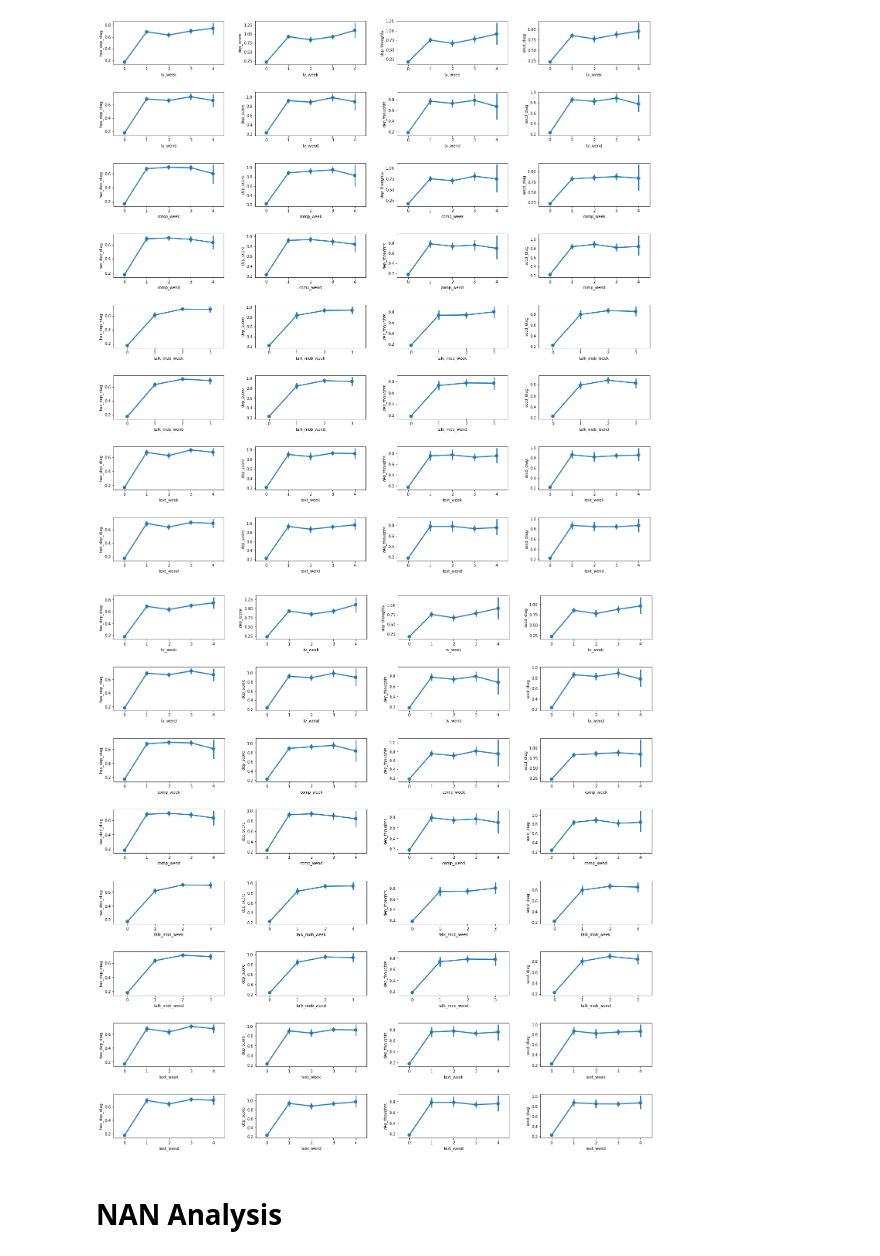
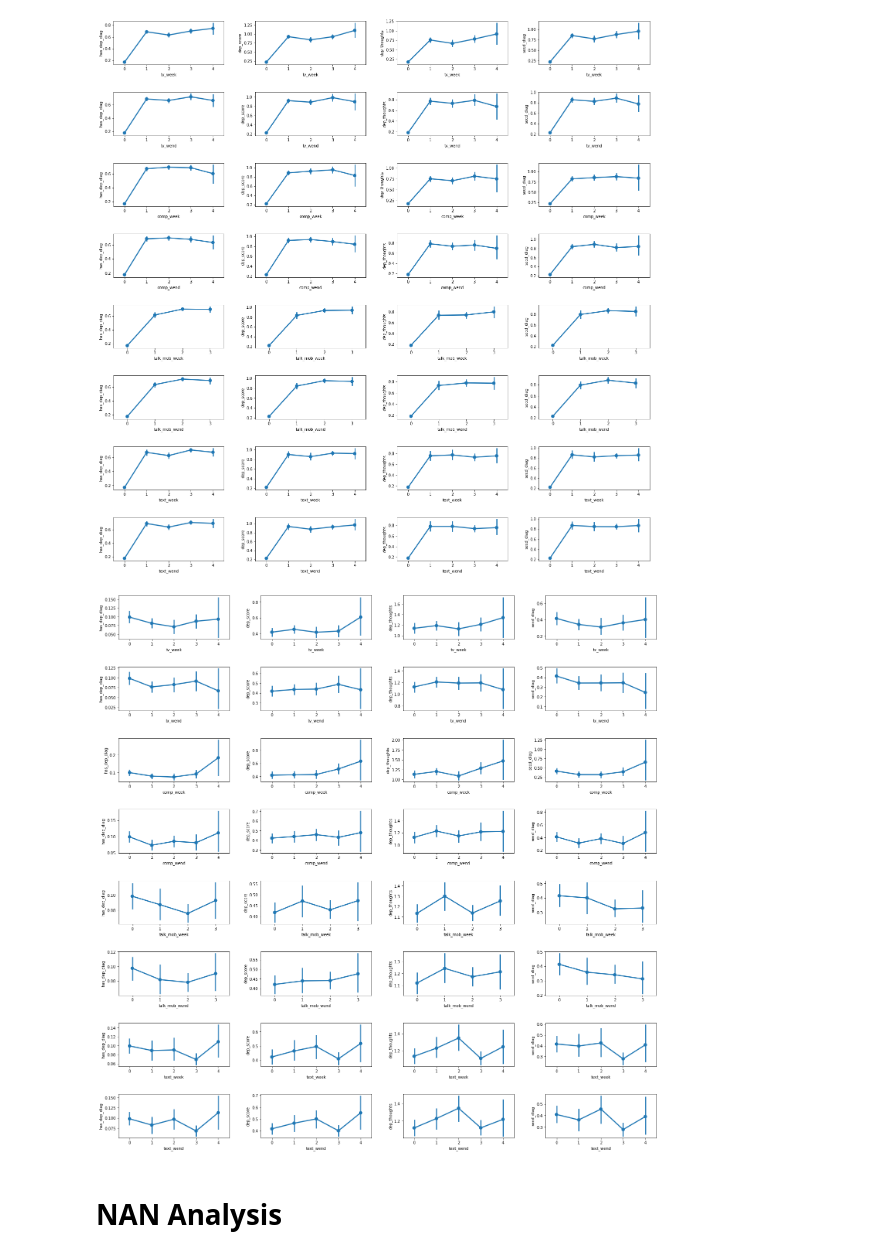
Before and after one commit to phillipSloan/applied-data-science, a Jupyter notebook: personal-notebooks/data-exploration-isabella.ipynb, the cells around one changed output. Drawn from its saved outputs; the diff is of its cells as text; code cells hidden in the pictures.

Commit message:
fixed wrong point plot for data that has a diagnosis

```diff
--- a/personal-notebooks/data-exploration-isabella.ipynb
+++ b/personal-notebooks/data-exploration-isabella.ipynb
@@ -562,16 +562,16 @@ pointplot('secd_diag', df, 3)
 # %%
 #Pointplots - for rows that have a diagnosis
 plt.rcParams["figure.figsize"] = [20, 20]
 
 fig, axes = plt.subplots(nrows=8, ncols=4)
 fig.tight_layout(h_pad=5, w_pad=5)
 
-pointplot('has_dep_diag', df, 0)
-pointplot('dep_score', df, 1)
-pointplot('dep_thoughts', df, 2)
-pointplot('secd_diag', df, 3)
+pointplot('has_dep_diag', df2, 0)
+pointplot('dep_score', df2, 1)
+pointplot('dep_thoughts', df2, 2)
+pointplot('secd_diag', df2, 3)
 # %% [output]
-[figure, old version]
+[figure, new version]
 # %% [markdown]
 # NAN Analysis
 # %%
```
